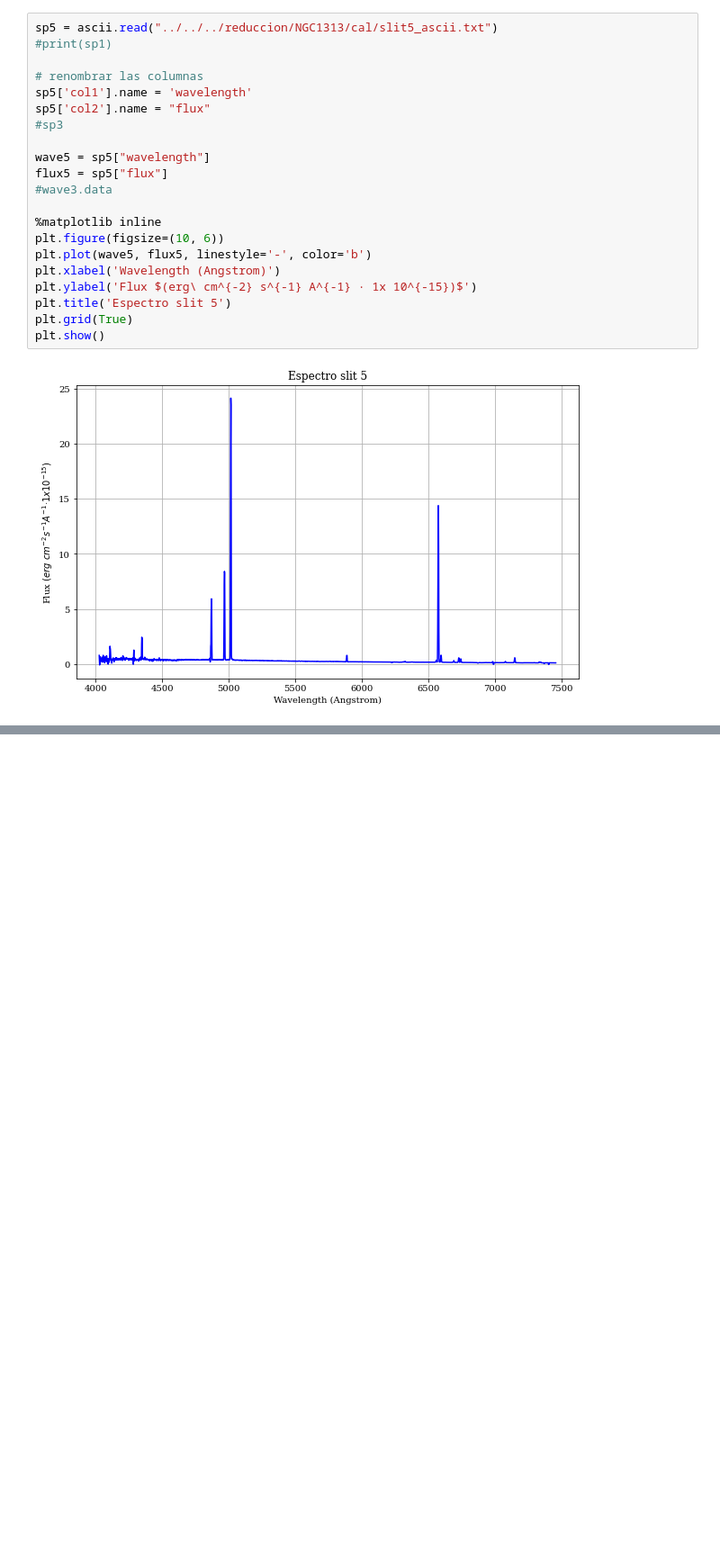
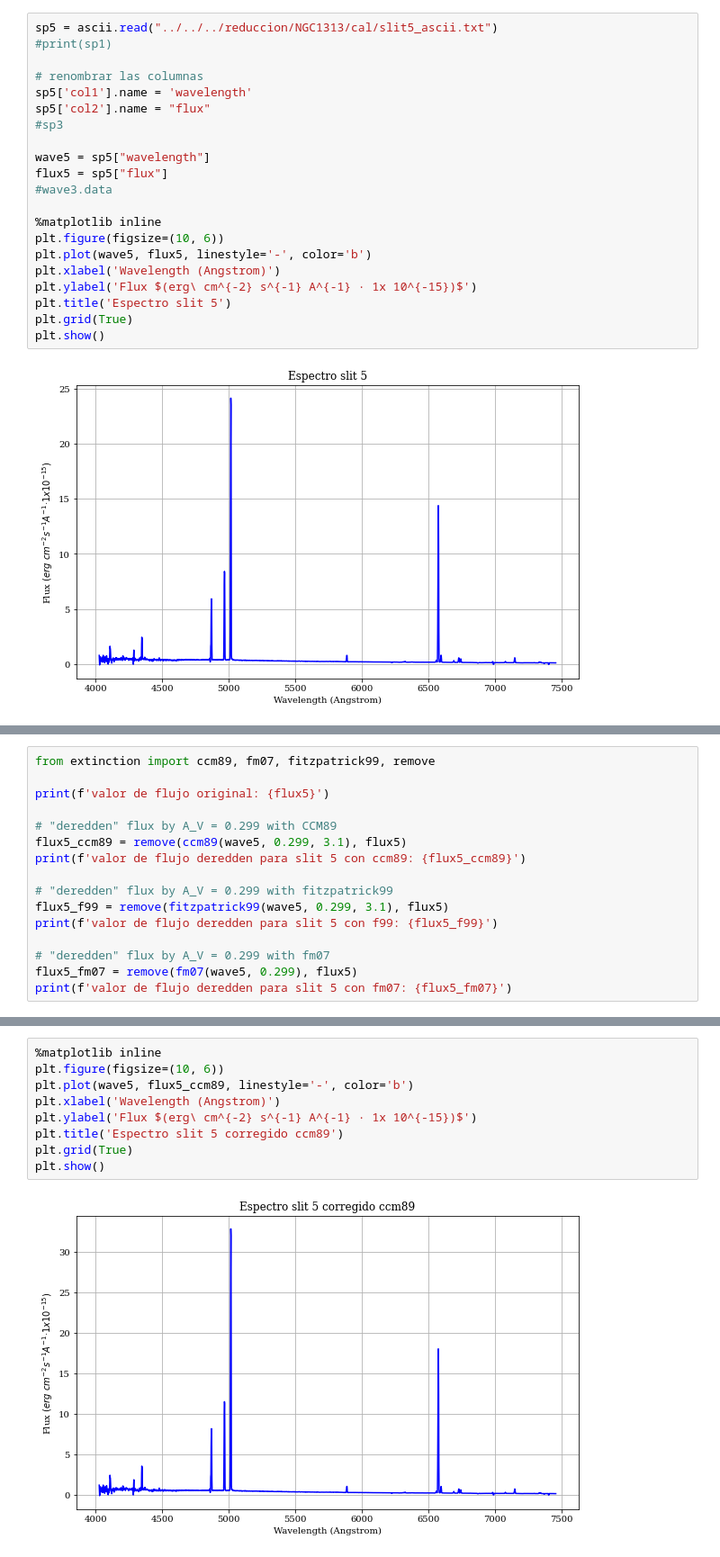
Before and after one commit to blnblnbln/TESIS, a Jupyter notebook: codes/ascii.ipynb, the cells around one changed output, grey strips where cells are left out. Shown at 90% size. Cells and saved outputs as stored; diff of their text form; blank space fills up the shorter version.

Commit message:
se guardan los array con flux corregido como ascii

```diff
--- a/codes/ascii.ipynb
+++ b/codes/ascii.ipynb
@@ -360,0 +492,16 @@ plt.show()
+# %%
+from extinction import ccm89, fm07, fitzpatrick99, remove
+
+print(f'valor de flujo original: {flux5}')
+
+# "deredden" flux by A_V = 0.299 with CCM89
+flux5_ccm89 = remove(ccm89(wave5, 0.299, 3.1), flux5)
+print(f'valor de flujo deredden para slit 5 con ccm89: {flux5_ccm89}')
+
+# "deredden" flux by A_V = 0.299 with fitzpatrick99
+flux5_f99 = remove(fitzpatrick99(wave5, 0.299, 3.1), flux5)
+print(f'valor de flujo deredden para slit 5 con f99: {flux5_f99}')
+
+# "deredden" flux by A_V = 0.299 with fm07
+flux5_fm07 = remove(fm07(wave5, 0.299), flux5)
+print(f'valor de flujo deredden para slit 5 con fm07: {flux5_fm07}')
@@ -360,0 +526,11 @@ plt.show()
+# %%
+%matplotlib inline
+plt.figure(figsize=(10, 6))
+plt.plot(wave5, flux5_ccm89, linestyle='-', color='b')
+plt.xlabel('Wavelength (Angstrom)')
+plt.ylabel('Flux $(erg\ cm^{-2} s^{-1} A^{-1} · 1x 10^{-15})$')
+plt.title('Espectro slit 5 corregido ccm89')
+plt.grid(True)
+plt.show()
+# %% [output]
+[figure, added]
```
Also changed, not shown: parts of 93 cells of this notebook.
